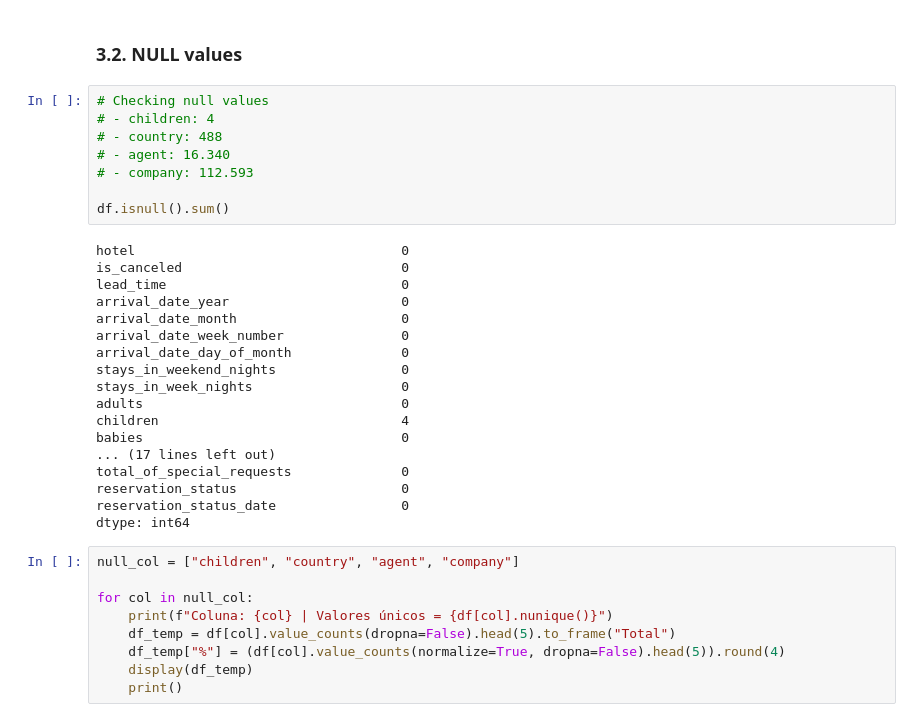
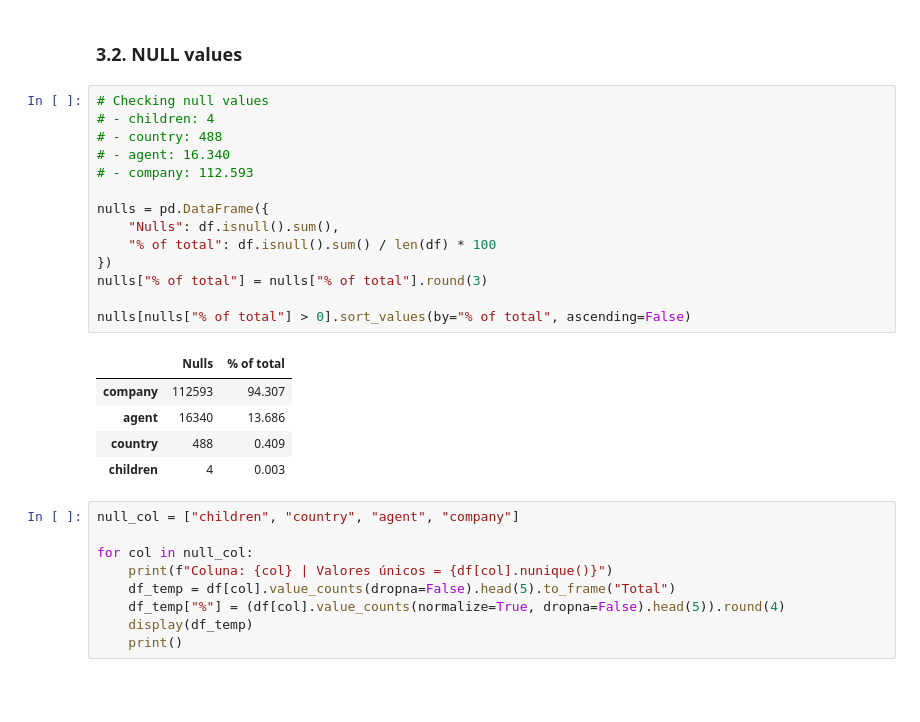
Before and after one commit to bruno-lima98/portfolio-hotel-cancellation-prediction, a Jupyter notebook: main.ipynb, the cells around one changed output. Drawn from its saved outputs; the diff is of its cells as text; blank space fills up the shorter version.

Commit message:
data quality and checks

```diff
--- a/main.ipynb
+++ b/main.ipynb
@@ -99,29 +99,23 @@ for col in categorical_columns:
 # %%
 # Checking null values
 # - children: 4
 # - country: 488
 # - agent: 16.340
 # - company: 112.593
 
-df.isnull().sum()
+nulls = pd.DataFrame({
+    "Nulls": df.isnull().sum(),
+    "% of total": df.isnull().sum() / len(df) * 100
+})
+nulls["% of total"] = nulls["% of total"].round(3)
+
+nulls[nulls["% of total"] > 0].sort_values(by="% of total", ascending=False)
 # %% [output]
-hotel                                  0
-is_canceled                            0
-lead_time                              0
-arrival_date_year                      0
-arrival_date_month                     0
-arrival_date_week_number               0
-arrival_date_day_of_month              0
-stays_in_weekend_nights                0
-stays_in_week_nights                   0
-adults                                 0
-children                               4
-babies                                 0
-... (17 lines left out)
-total_of_special_requests              0
-reservation_status                     0
-reservation_status_date                0
-dtype: int64
+|  | Nulls | % of total |
+| company | 112593 | 94.307 |
+| agent | 16340 | 13.686 |
+| country | 488 | 0.409 |
+| children | 4 | 0.003 |
 # %%
 null_col = ["children", "country", "agent", "company"]
 
```
Also changed, not shown: parts of 5 cells of this notebook, 1 other file.
